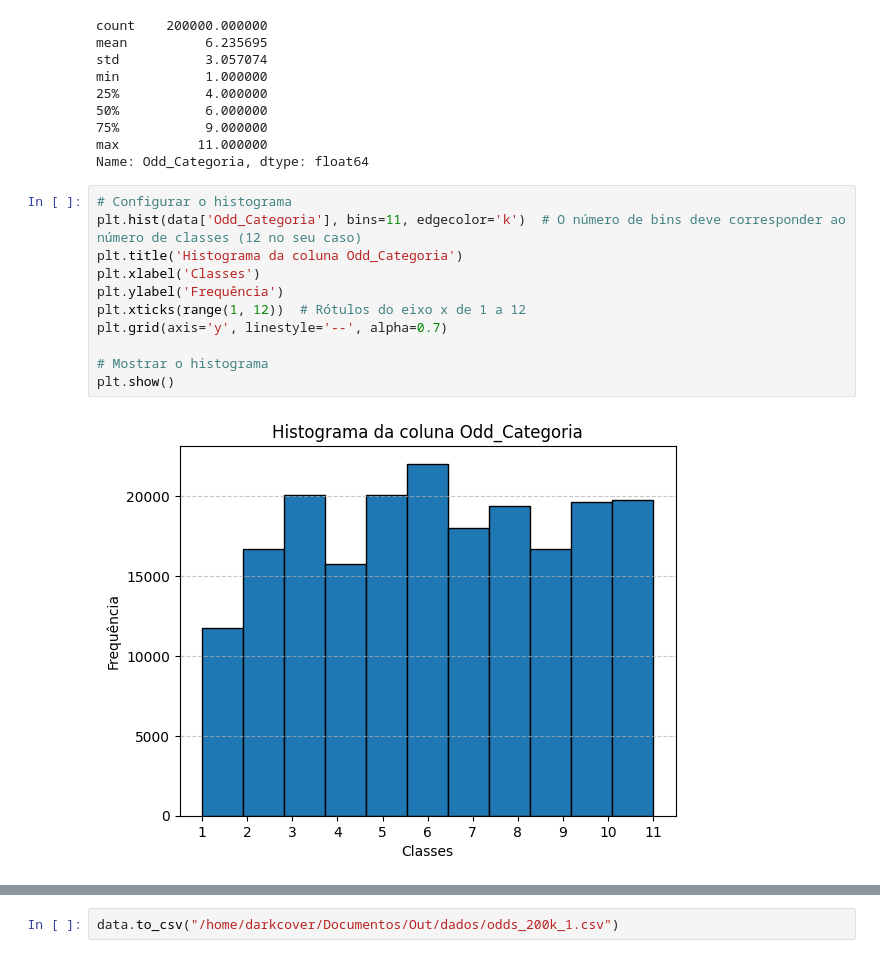
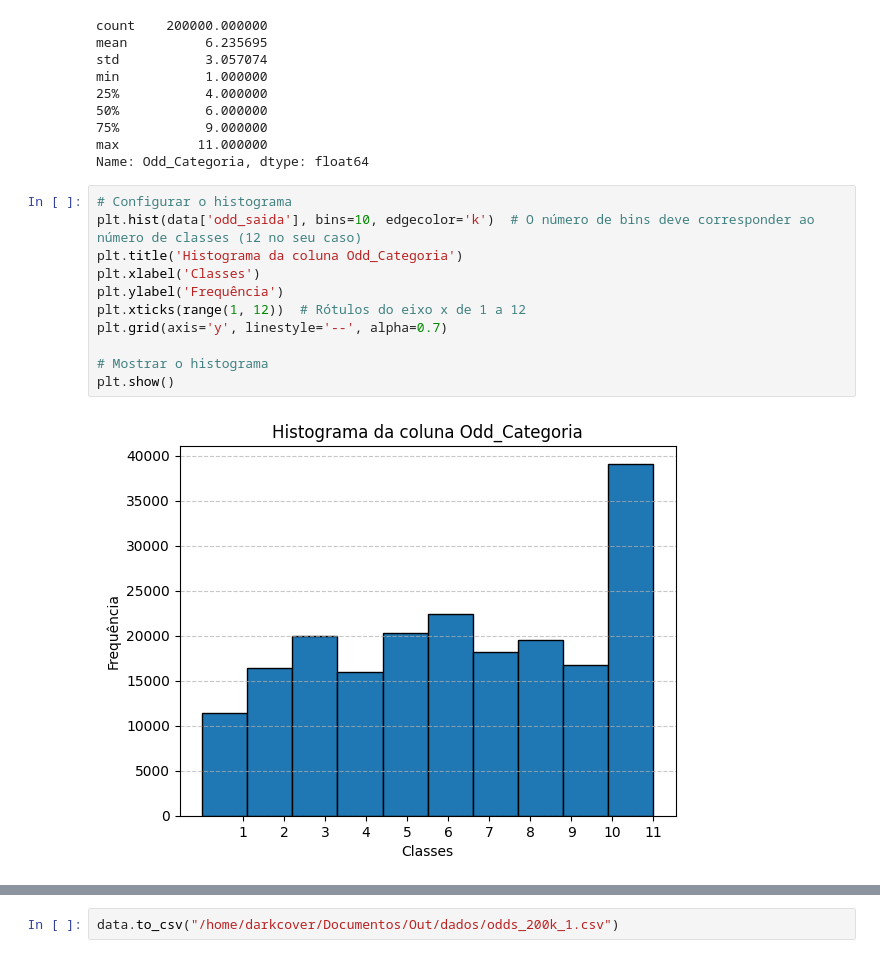
Before and after one commit to oziieljuniior/Out, a Jupyter notebook: Colab_Notebooks/Google/Untitled13.ipynb, the cells around one changed output, grey strips where cells are left out. Drawn from its saved outputs; the diff is of its cells as text.

```diff
--- a/Colab_Notebooks/Google/Untitled13.ipynb
+++ b/Colab_Notebooks/Google/Untitled13.ipynb
@@ -237,17 +237,17 @@ max          11.000000
 Name: Odd_Categoria, dtype: float64
 # %%
 # Configurar o histograma
-plt.hist(data['Odd_Categoria'], bins=11, edgecolor='k')  # O número de bins deve corresponder ao número de classes (12 no seu caso)
+plt.hist(data['odd_saida'], bins=10, edgecolor='k')  # O número de bins deve corresponder ao número de classes (12 no seu caso)
 plt.title('Histograma da coluna Odd_Categoria')
 plt.xlabel('Classes')
 plt.ylabel('Frequência')
 plt.xticks(range(1, 12))  # Rótulos do eixo x de 1 a 12
 plt.grid(axis='y', linestyle='--', alpha=0.7)
 
 # Mostrar o histograma
 plt.show()
 # %% [output]
-[figure, old version]
+[figure, new version]
 # %%
 # Crie as colunas "entrada" e "saida" deslocando a coluna "horario" para cima
 new_data = pd.DataFrame()
```
Also changed, not shown: parts of 6 cells of this notebook, 7 other files.
